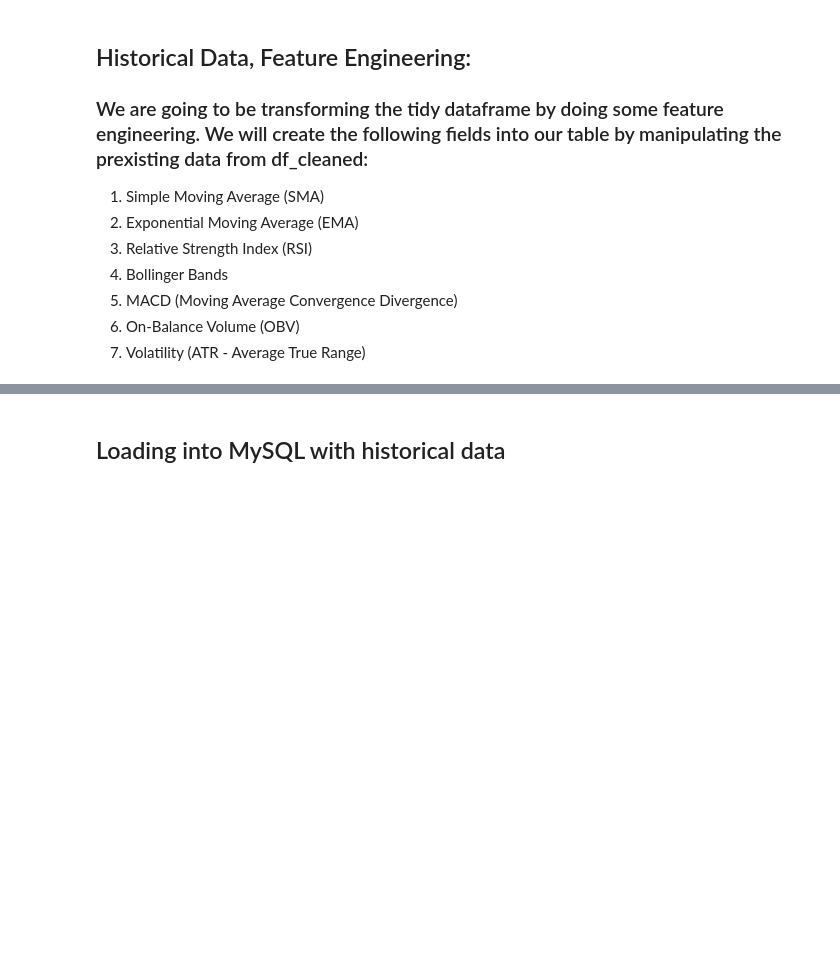
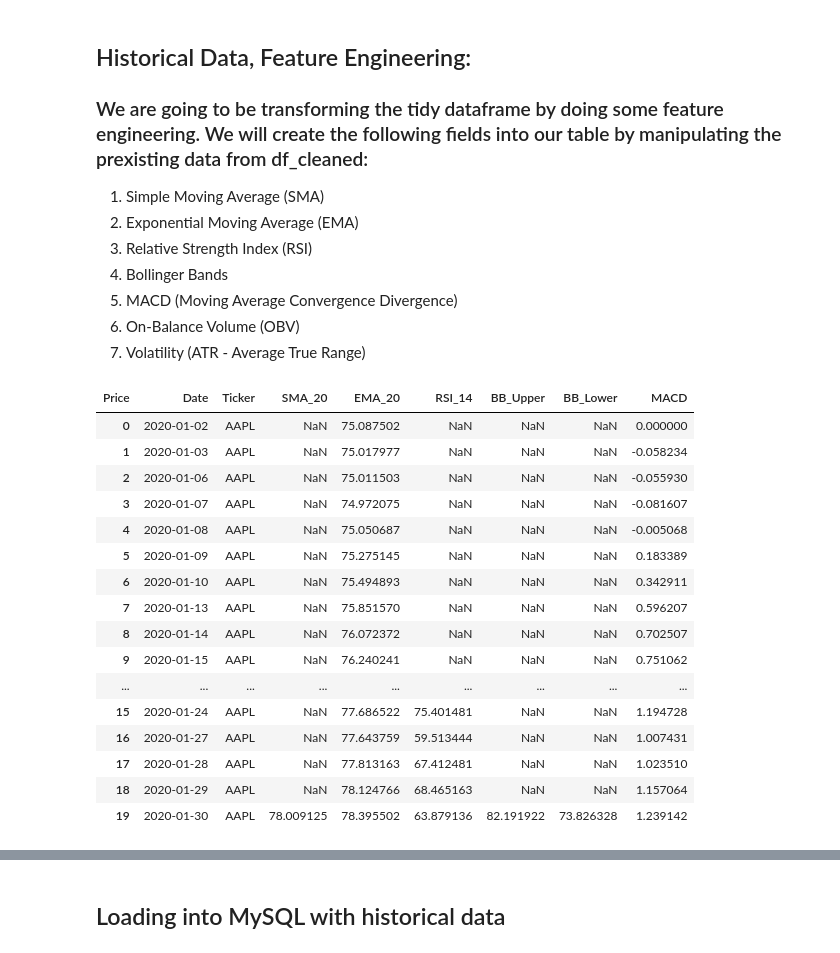
Before and after one commit to HaseemArshad/Stock-Market-Prediction-Model, a Jupyter notebook: StockMarketPredictionModel.ipynb, the cells around one changed output, grey strips where cells are left out. Cells and saved outputs as stored; diff of their text form; code cells hidden in the pictures; blank space fills up the shorter version.

Commit message:
df_cleaned and Feature Engineering (except OBV, ATR)

```diff
--- a/StockMarketPredictionModel.ipynb
+++ b/StockMarketPredictionModel.ipynb
@@ -115,0 +175,93 @@ def transform(df):
+# %%
+def transform(df):
+    # Ensure data is sorted by Ticker and Date
+    df = df.sort_values(['Ticker', 'Date']).reset_index(drop=True)
+
+    # 1. Simple Moving Average (SMA)
+    #uses 20 periods of data (NaN till 19 row)
+    df['SMA_20'] = df.groupby('Ticker')['Close'].transform(lambda x: x.rolling(window=20).mean())
+
+    # 2. Exponential Moving Average (EMA)
+    df['EMA_20'] = df.groupby('Ticker')['Close'].transform(lambda x: x.ewm(span=20, adjust=False).mean())
+
+    # 3. Relative Strength Index (RSI)
+    #uses 14 periods of data (NaN till 13 row)
+    def compute_rsi(data, period=14):
+        delta = data.diff()
+        gain = delta.where(delta > 0, 0)
+        loss = -delta.where(delta < 0, 0)
+        avg_gain = gain.rolling(window=period).mean()
+        avg_loss = loss.rolling(window=period).mean()
+        rs = avg_gain / avg_loss
+        return 100 - (100 / (1 + rs))
+    df['RSI_14'] = df.groupby('Ticker')['Close'].transform(compute_rsi)
+
+    # 4. Bollinger Bands
+    #NaN till we get SMA values (19th row)
+    df['BB_Middle'] = df['SMA_20']
+    df['BB_Std'] = df.groupby('Ticker')['Close'].transform(lambda x: x.rolling(window=20).std())
+    df['BB_Upper'] = df['BB_Middle'] + 2 * df['BB_Std']
+    df['BB_Lower'] = df['BB_Middle'] - 2 * df['BB_Std']
+
+    # 5. MACD
+    def compute_macd(data):
+        ema12 = data.ewm(span=12, adjust=False).mean()
+        ema26 = data.ewm(span=26, adjust=False).mean()
+        return ema12 - ema26
+    df['MACD'] = df.groupby('Ticker')['Close'].transform(compute_macd)
+    df['MACD_Signal'] = df.groupby('Ticker')['MACD'].transform(lambda x: x.ewm(span=9, adjust=False).mean())
+
+    # # 6. On-Balance Volume (OBV)
+    # def compute_obv(group):
+    #     obv = (np.where(group['Close'].diff() > 0, group['Volume'],
+    #             np.where(group['Close'].diff() < 0, -group['Volume'], 0))).cumsum()
+    #     return obv
+
+    # df['OBV'] = df.groupby('Ticker', group_keys=False).apply(compute_obv).reset_index(drop=True)
+
+    # # 7. Average True Range (ATR)
+    # def compute_atr(group):
+    #     high_low = group['High'] - group['Low']
+    #     high_close = (group['High'] - group['Close'].shift()).abs()
+    #     low_close = (group['Low'] - group['Close'].shift()).abs()
+    #     tr = pd.concat([high_low, high_close, low_close], axis=1).max(axis=1)
+    #     return tr.rolling(window=14).mean()
+
+    # df['ATR_14'] = df.groupby('Ticker', group_keys=False).apply(compute_atr).reset_index(drop=True)
+
+    # # Forward fill missing values created by rolling windows
+    # df = df.groupby('Ticker').ffill().reset_index(drop=True)
+
+    return df
+
+# Apply transformation to cleaned data
+df_transformed = transform(df_cleaned)
+display(df_transformed[['Date', 'Ticker', 'SMA_20', 'EMA_20', 'RSI_14', 'BB_Upper', 'BB_Lower', 'MACD']].head(n=20)) #only shows APPL b/c all other tickers appear later.
+#add in 'OBV' and 'ATR_14' when fixed
+
+#to filter a specific ticker:
+display(df_transformed[df_transformed['Ticker'] == 'MSFT'].iloc[20:25])
+
+#to shuffle/show random rows:
+display(df_transformed.sample(10))  # Show random rows
+
+# count = len(df_transformed)
+# print(count)
+# %% [output]
+| Price | Date | Ticker | SMA_20 | EMA_20 | RSI_14 | BB_Upper | BB_Lower | MACD |
+| 0 | 2020-01-02 | AAPL | NaN | 75.087502 | NaN | NaN | NaN | 0.000000 |
+| 1 | 2020-01-03 | AAPL | NaN | 75.017977 | NaN | NaN | NaN | -0.058234 |
+| 2 | 2020-01-06 | AAPL | NaN | 75.011503 | NaN | NaN | NaN | -0.055930 |
+| 3 | 2020-01-07 | AAPL | NaN | 74.972075 | NaN | NaN | NaN | -0.081607 |
+| 4 | 2020-01-08 | AAPL | NaN | 75.050687 | NaN | NaN | NaN | -0.005068 |
+| 5 | 2020-01-09 | AAPL | NaN | 75.275145 | NaN | NaN | NaN | 0.183389 |
+| 6 | 2020-01-10 | AAPL | NaN | 75.494893 | NaN | NaN | NaN | 0.342911 |
+| 7 | 2020-01-13 | AAPL | NaN | 75.851570 | NaN | NaN | NaN | 0.596207 |
+| 8 | 2020-01-14 | AAPL | NaN | 76.072372 | NaN | NaN | NaN | 0.702507 |
+| 9 | 2020-01-15 | AAPL | NaN | 76.240241 | NaN | NaN | NaN | 0.751062 |
+| ... | ... | ... | ... | ... | ... | ... | ... | ... |
+| 15 | 2020-01-24 | AAPL | NaN | 77.686522 | 75.401481 | NaN | NaN | 1.194728 |
+| 16 | 2020-01-27 | AAPL | NaN | 77.643759 | 59.513444 | NaN | NaN | 1.007431 |
+| 17 | 2020-01-28 | AAPL | NaN | 77.813163 | 67.412481 | NaN | NaN | 1.023510 |
+| 18 | 2020-01-29 | AAPL | NaN | 78.124766 | 68.465163 | NaN | NaN | 1.157064 |
+| 19 | 2020-01-30 | AAPL | 78.009125 | 78.395502 | 63.879136 | 82.191922 | 73.826328 | 1.239142 |
```
Also changed, not shown: parts of 7 cells of this notebook.
